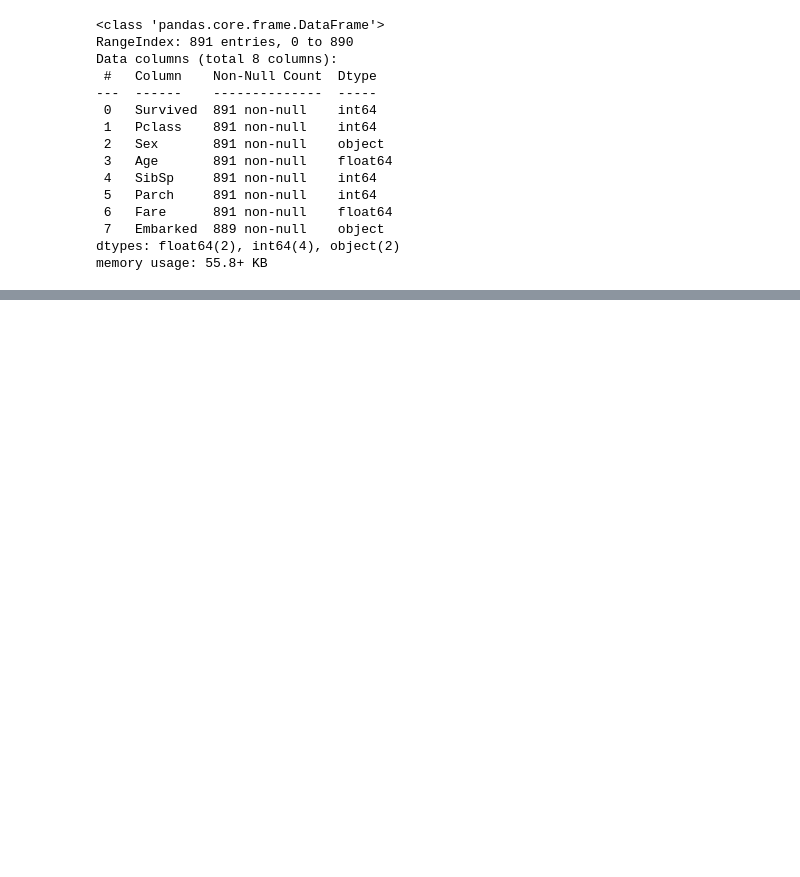
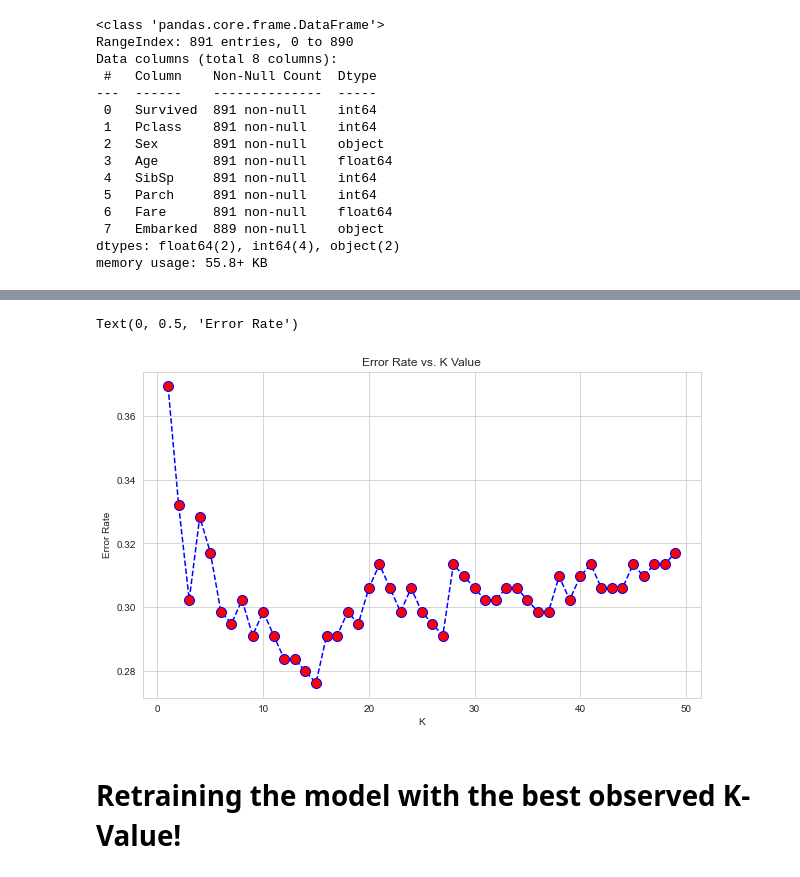
Before and after one commit to cnyakundi/week-9-ip, a Jupyter notebook: kneighbors_analysis.ipynb, the cells around one changed output, grey strips where cells are left out. Drawn from its saved outputs; the diff is of its cells as text; code cells hidden in the pictures; blank space fills up the shorter version.

Commit message:
Titanic lit

```diff
--- a/kneighbors_analysis.ipynb
+++ b/kneighbors_analysis.ipynb
@@ -278,0 +293,2 @@ memory usage: 55.8+ KB
+# %%
+train = pd.concat([titanic,sex,embark],axis=1)
@@ -278,0 +309,8 @@ memory usage: 55.8+ KB
+# %%
+# Splitting our dataset
+#
+X = train.drop("Survived",axis=1)
+y = train["Survived"]
+
+from sklearn.model_selection import train_test_split
+X_train, X_test, y_train, y_test = train_test_split(X, y, test_size = 0.3, random_state=25)
@@ -278,0 +319,5 @@ memory usage: 55.8+ KB
+# %%
+from sklearn.neighbors import KNeighborsClassifier
+
+knn=KNeighborsClassifier(n_neighbors=1)
+knn.fit(X_train,y_train)
@@ -278,0 +358,10 @@ memory usage: 55.8+ KB
+# %%
+error_rate = []
+
+
+for i in range(1,50):
+
+    knn = KNeighborsClassifier(n_neighbors=i)
+    knn.fit(X_train,y_train)
+    pred_i = knn.predict(X_test)
+    error_rate.append(np.mean(pred_i != y_test))
@@ -278,0 +386,12 @@ memory usage: 55.8+ KB
+# %%
+plt.figure(figsize=(10,6))
+plt.plot(range(1,50),error_rate,color='blue', linestyle='dashed', marker='o',
+         markerfacecolor='red', markersize=10)
+plt.title('Error Rate vs. K Value')
+plt.xlabel('K')
+plt.ylabel('Error Rate')
+# %% [output]
+Text(0, 0.5, 'Error Rate')
+[figure, added]
+# %% [markdown]
+# Retraining the model with the best observed K-Value!
```
Also changed, not shown: parts of 16 cells of this notebook.
